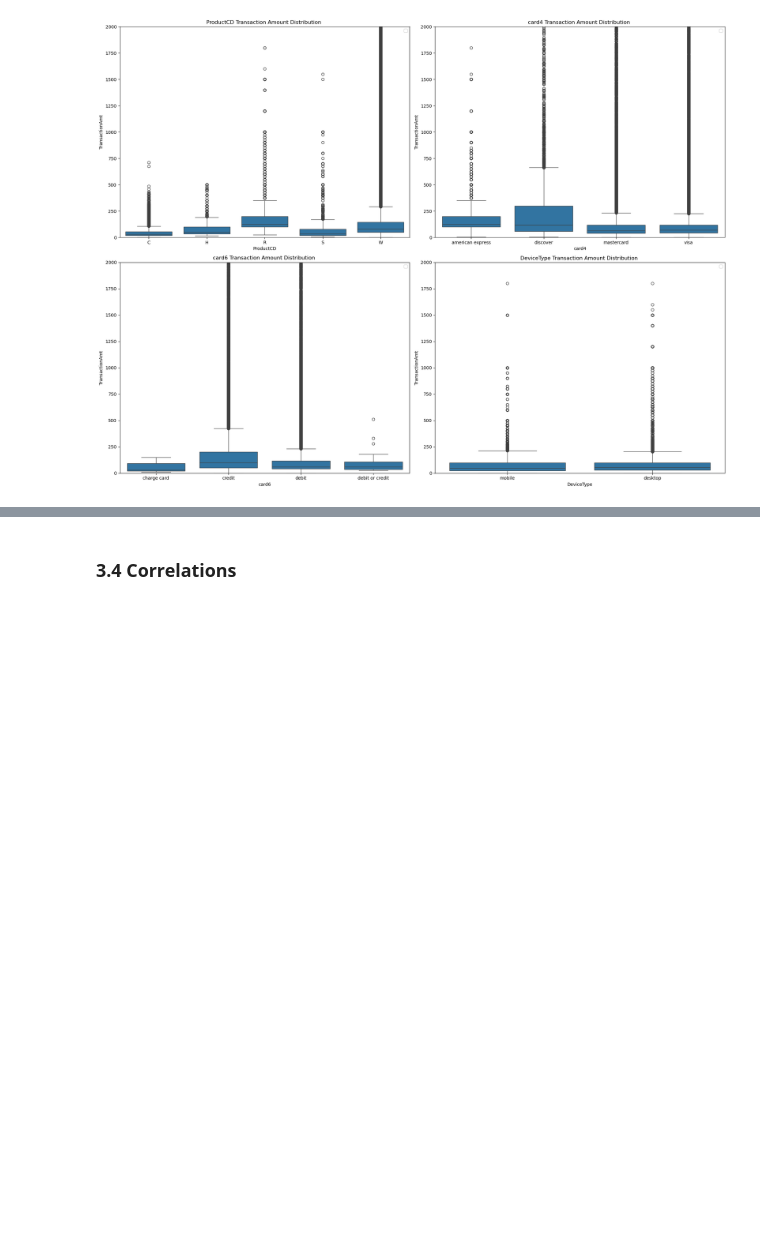
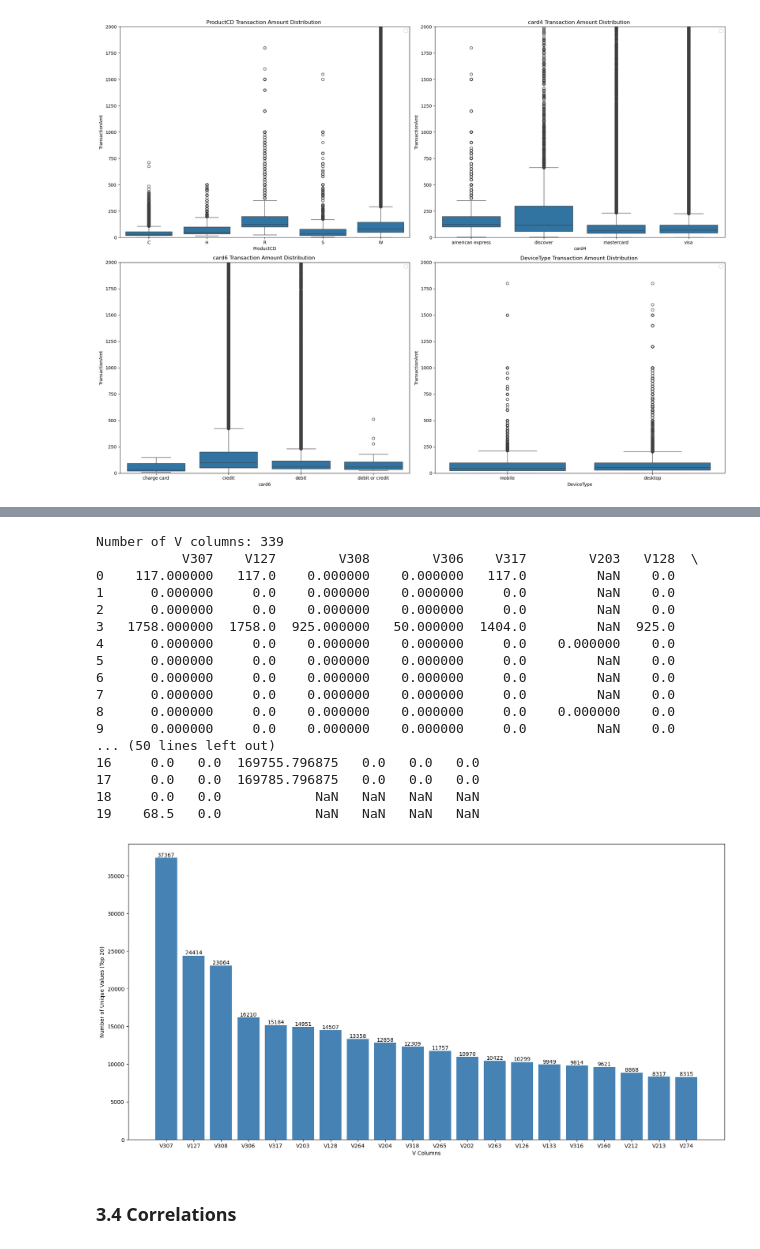
Before and after one commit to BenDuong/Bank-Fraud-Detection, a Jupyter notebook: capstone2_project_template.ipynb, the cells around one changed output, grey strips where cells are left out. Drawn from its saved outputs; the diff is of its cells as text; code cells hidden in the pictures; blank space fills up the shorter version.

```diff
--- a/capstone2_project_template.ipynb
+++ b/capstone2_project_template.ipynb
@@ -434,3 +560,40 @@ plt.show()
+# %%
+#Third Encoded column set
+
+v_columns = trans_train_clean.filter(regex='V\d').columns.tolist()
+
+print(f"Number of V columns: {len(v_columns)}")
+
+v_unique_counts = trans_train_clean[v_columns].nunique()
+top20 = v_unique_counts.sort_values(ascending=False).head(20)
+
+plt.figure(figsize=(20, 10))
+for col in top20.index:
+    ax = plt.bar(col, top20[col]   , color='steelblue')
+    plt.bar_label(ax)
+plt.xlabel('V Columns')
+plt.ylabel('Number of Unique Values (Top 20)')
+
+print(trans_train_clean[top20.index].head(20))
+# %% [output]
+Number of V columns: 339
+           V307    V127        V308        V306    V317        V203   V128  \
+0    117.000000   117.0    0.000000    0.000000   117.0         NaN    0.0
+1      0.000000     0.0    0.000000    0.000000     0.0         NaN    0.0
+2      0.000000     0.0    0.000000    0.000000     0.0         NaN    0.0
+3   1758.000000  1758.0  925.000000   50.000000  1404.0         NaN  925.0
+4      0.000000     0.0    0.000000    0.000000     0.0    0.000000    0.0
+5      0.000000     0.0    0.000000    0.000000     0.0         NaN    0.0
+6      0.000000     0.0    0.000000    0.000000     0.0         NaN    0.0
+7      0.000000     0.0    0.000000    0.000000     0.0         NaN    0.0
+8      0.000000     0.0    0.000000    0.000000     0.0    0.000000    0.0
+9      0.000000     0.0    0.000000    0.000000     0.0         NaN    0.0
+... (50 lines left out)
+16     0.0   0.0  169755.796875   0.0   0.0   0.0
+17     0.0   0.0  169785.796875   0.0   0.0   0.0
+18     0.0   0.0            NaN   NaN   NaN   NaN
+19    68.5   0.0            NaN   NaN   NaN   NaN
+[figure, added]
 # %% [markdown]
 ### 3.4 Correlations
 # %%
```
Also changed, not shown: parts of 28 cells of this notebook.
